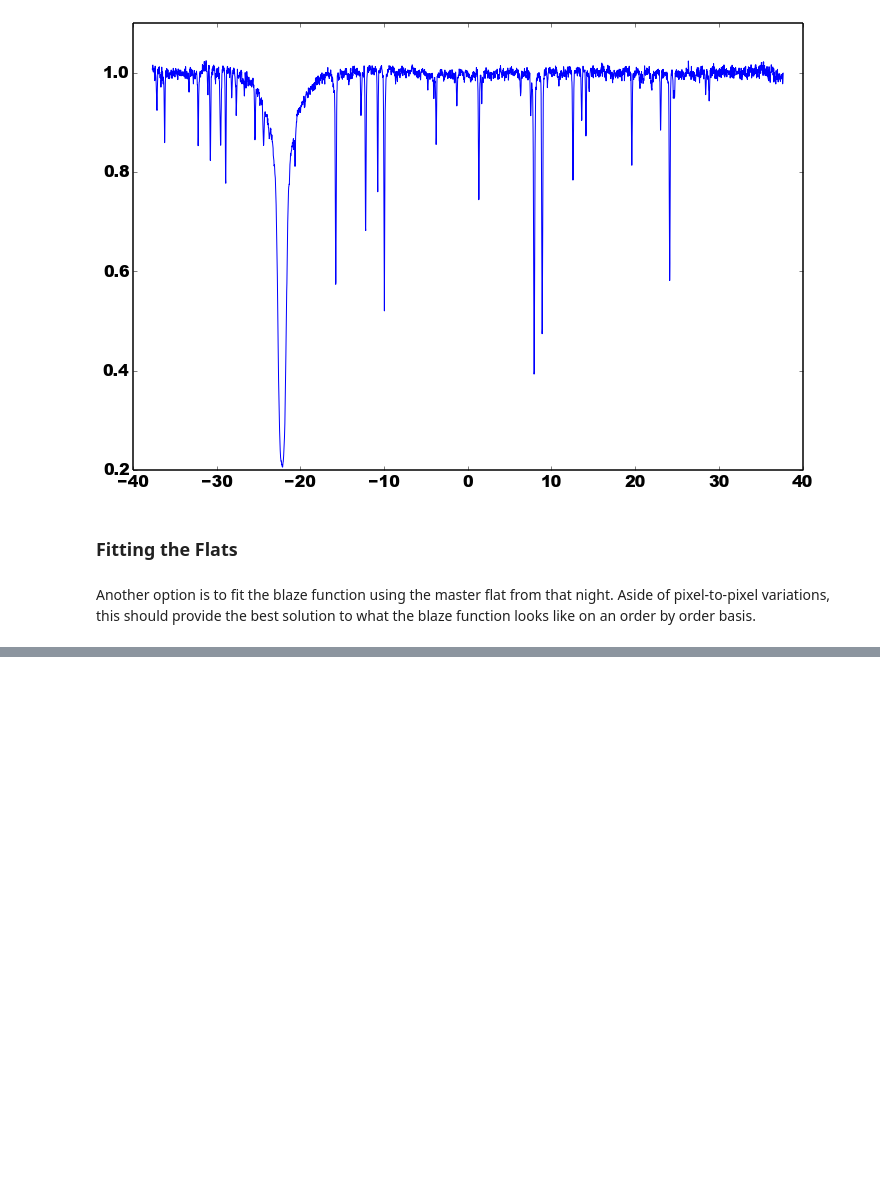
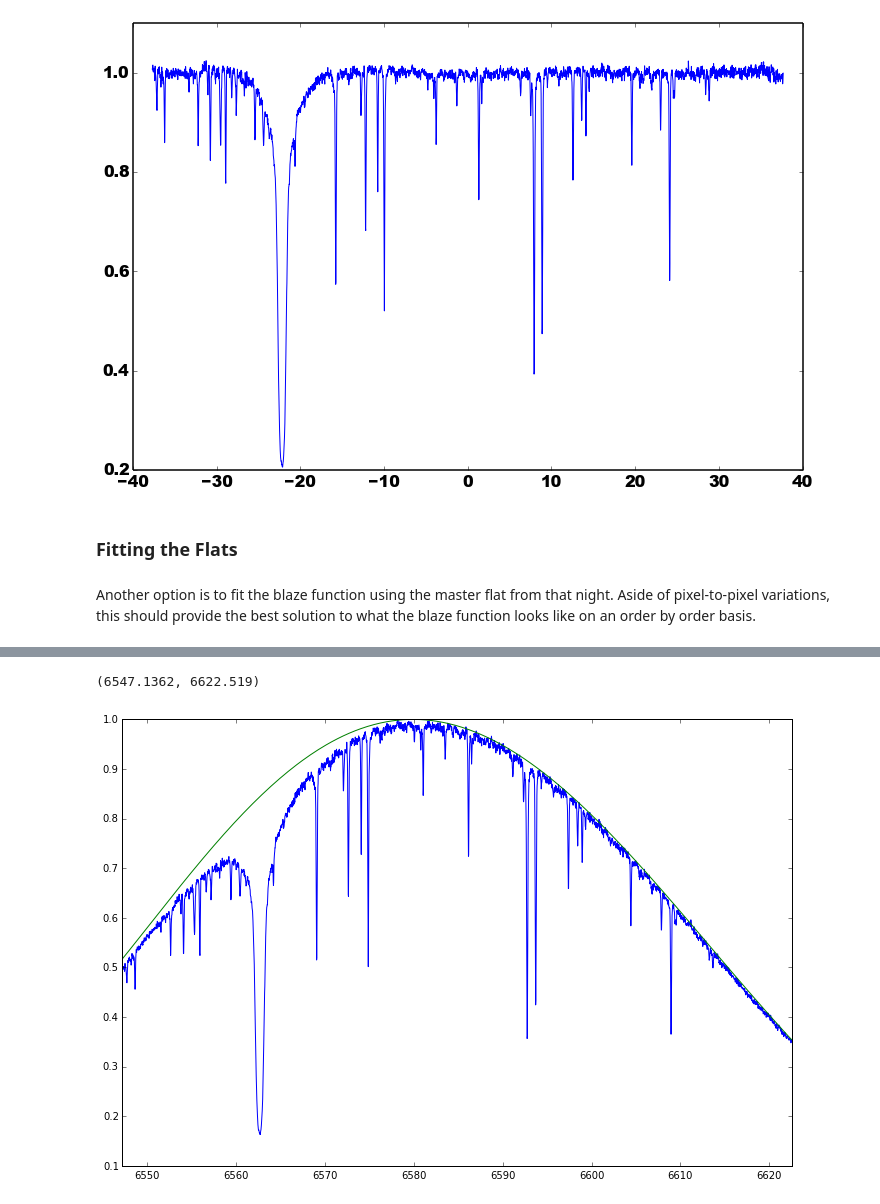
Before and after one commit to mattgiguere/pyutil, a Jupyter notebook: blazeFitNB.ipynb, the cells around one changed output, grey strips where cells are left out. Saved outputs shown, nothing was run; the diff lists cells and outputs as text; code cells hidden in the pictures; blank space fills up the shorter version.

```diff
--- a/blazeFitNB.ipynb
+++ b/blazeFitNB.ipynb
@@ -335,0 +384,7 @@ Another option is to fit the blaze function using the master flat from that nigh
+# %%
+plt.plot(scidata[ord,:,0], normspec_init)
+plt.plot(scidata[ord,:,0], normfit[::-1])
+plt.xlim([np.min(scidata[ord,:,0]), np.max(scidata[ord,:,0])])
+# %% [output]
+(6547.1362, 6622.519)
+[figure, added]
```
Also changed, not shown: parts of 11 cells of this notebook.
